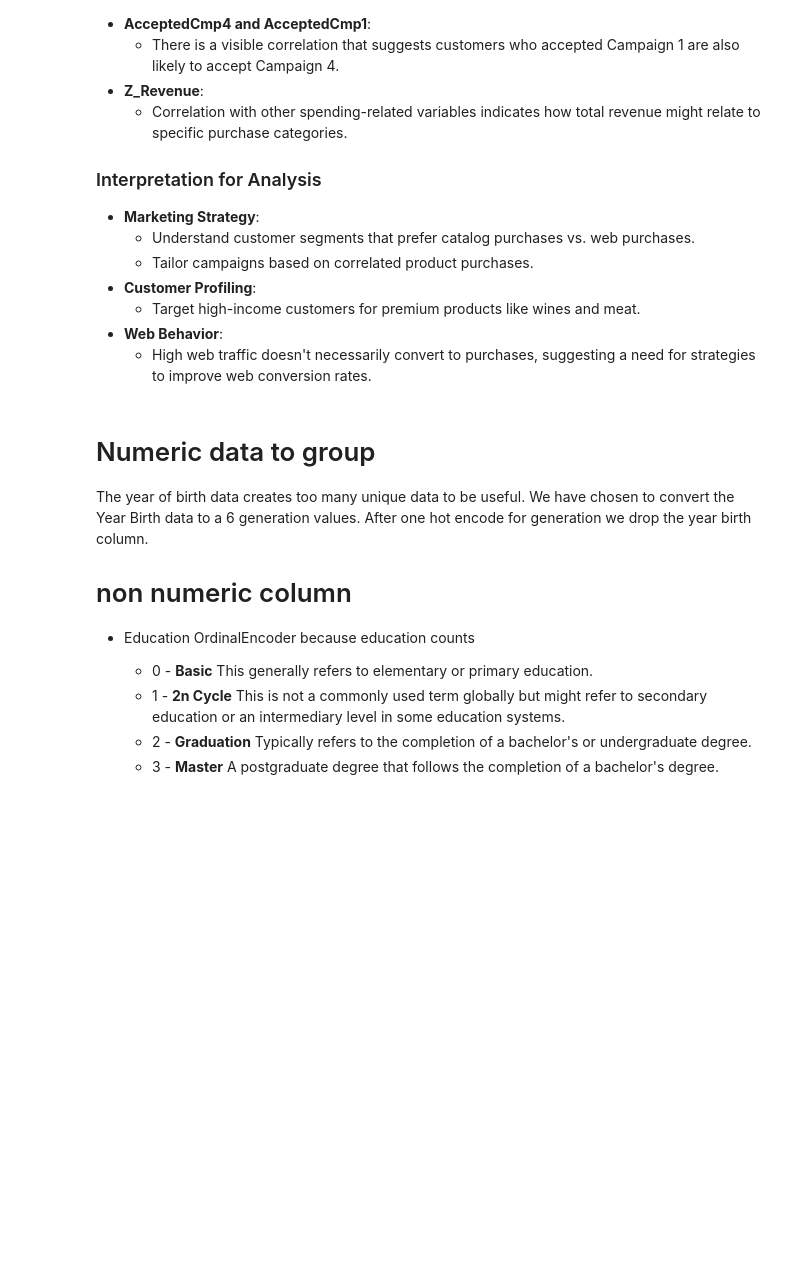
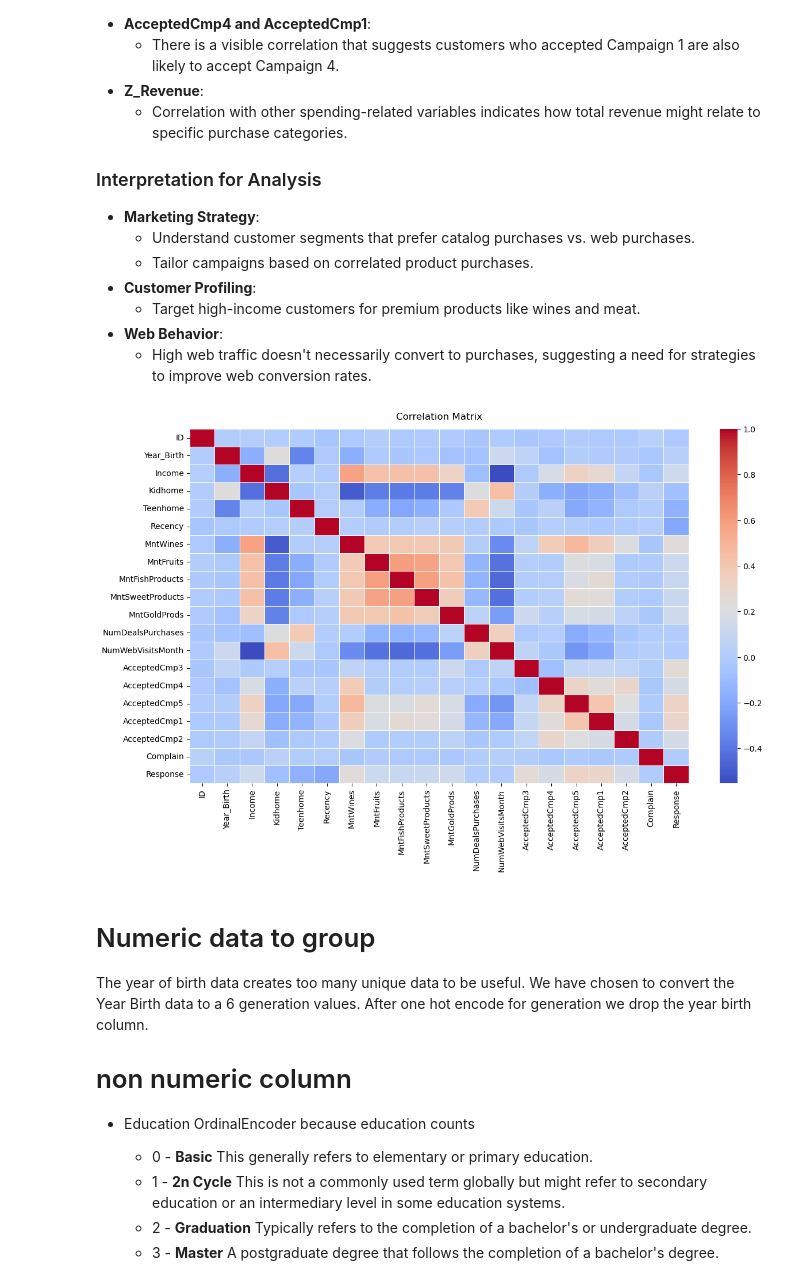
Before and after one commit to ehxewri/Project-2, a Jupyter notebook: Maketing Campaign/Marketing_Campaign.ipynb, the cells around one changed output. Drawn from its saved outputs; the diff is of its cells as text; code cells hidden in the pictures; blank space fills up the shorter version.

```diff
--- a/Maketing Campaign/Marketing_Campaign.ipynb
+++ b/Maketing Campaign/Marketing_Campaign.ipynb
@@ -221,3 +243,21 @@ data1.drop(['MntMeatProducts', 'NumCatalogPurchases', 'NumWebPurchases', 'NumWeb
+# %%
+# I want to create a lsit of coor values from the report and drop them. For now manual drop is ok
+
+# test dropping some columns
+data3 =data2.drop(['MntMeatProducts', 'NumCatalogPurchases', 'NumWebPurchases','NumStorePurchases'], axis=1)
+# data3 =data2.drop(['MntWines' , 'NumWebPurchases'], axis=1)
+# %%
+coor1=data3.drop(non_numeric,axis=1)
+correlation_matrix = coor1.corr()
+# display (correlation_matrix)
+plt.figure(figsize=(14, 8))
+heatmap = sns.heatmap(correlation_matrix, annot=False, cmap='coolwarm', linewidths=.5, fmt=".2f")
+heatmap.set_title('Correlation Matrix', fontdict={'fontsize':12}, pad=12)
+plt.xticks(rotation=90, fontsize=10)
+plt.yticks(fontsize=10)
+plt.show()
+# %% [output]
+[figure, added]
 # %% [markdown]
 # Numeric data to group
 The year of birth data creates too many unique data to be useful. We have chosen to convert the Year Birth data to a 6 generation values. After one hot encode for generation we drop the year birth column.
```
Also changed, not shown: parts of 39 cells of this notebook, 1 other file.
